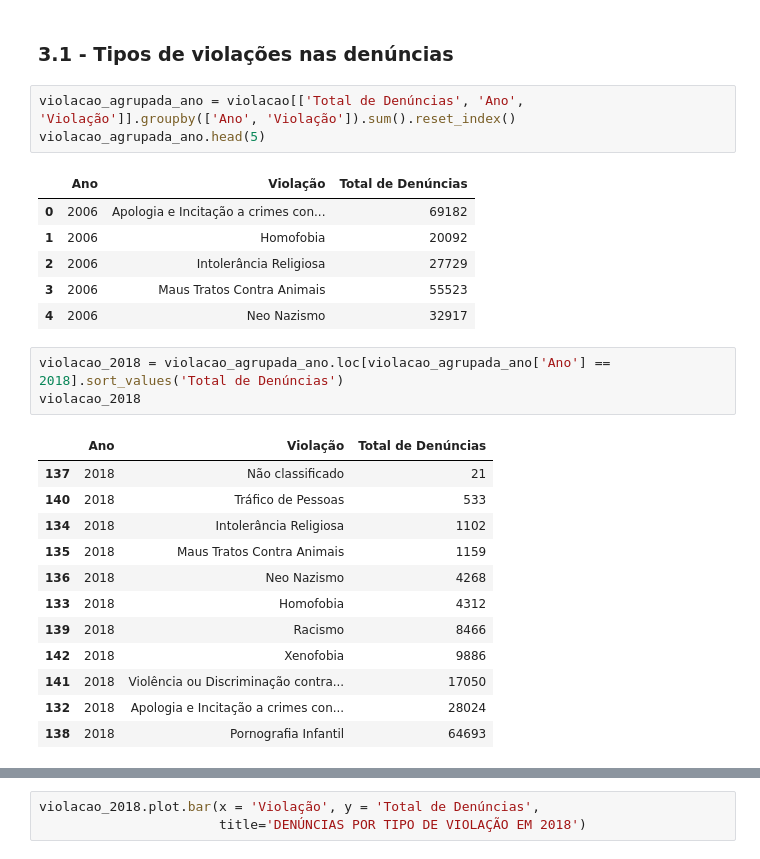
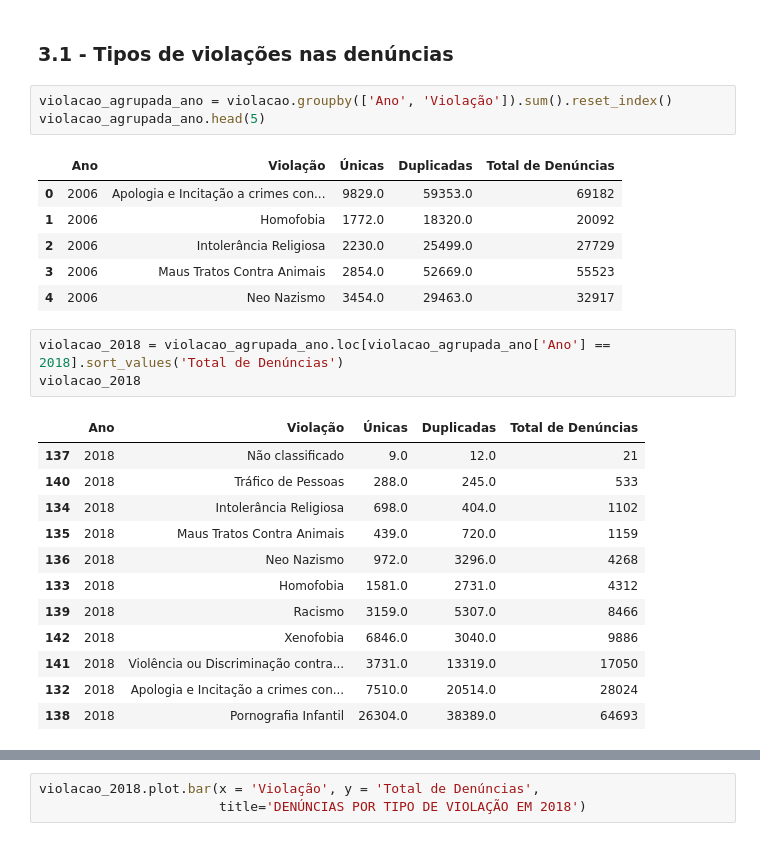
Before and after one commit to DeixeViver/eko-dados, a Jupyter notebook: Notebooks/explorando_indicadores_cnd.ipynb, the cells around one changed output, grey strips where cells are left out. Saved outputs shown, nothing was run; the diff lists cells and outputs as text.

```diff
--- a/Notebooks/explorando_indicadores_cnd.ipynb
+++ b/Notebooks/explorando_indicadores_cnd.ipynb
@@ -85,28 +87,28 @@ dtype: object
 # %% [markdown]
 ### 3.1 - Tipos de violações nas denúncias
 # %%
-violacao_agrupada_ano = violacao[['Total de Denúncias', 'Ano', 'Violação']].groupby(['Ano', 'Violação']).sum().reset_index()
+violacao_agrupada_ano = violacao.groupby(['Ano', 'Violação']).sum().reset_index()
 violacao_agrupada_ano.head(5)
 # %% [output]
-|  | Ano | Violação | Total de Denúncias |
-| 0 | 2006 | Apologia e Incitação a crimes con... | 69182 |
-| 1 | 2006 | Homofobia | 20092 |
-| 2 | 2006 | Intolerância Religiosa | 27729 |
-| 3 | 2006 | Maus Tratos Contra Animais | 55523 |
-| 4 | 2006 | Neo Nazismo | 32917 |
+|  | Ano | Violação | Únicas | Duplicadas | Total de Denúncias |
+| 0 | 2006 | Apologia e Incitação a crimes con... | 9829.0 | 59353.0 | 69182 |
+| 1 | 2006 | Homofobia | 1772.0 | 18320.0 | 20092 |
+| 2 | 2006 | Intolerância Religiosa | 2230.0 | 25499.0 | 27729 |
+| 3 | 2006 | Maus Tratos Contra Animais | 2854.0 | 52669.0 | 55523 |
+| 4 | 2006 | Neo Nazismo | 3454.0 | 29463.0 | 32917 |
 # %%
 violacao_2018 = violacao_agrupada_ano.loc[violacao_agrupada_ano['Ano'] == 2018].sort_values('Total de Denúncias')
 violacao_2018
 # %% [output]
-|  | Ano | Violação | Total de Denúncias |
-| 137 | 2018 | Não classificado | 21 |
-| 140 | 2018 | Tráfico de Pessoas | 533 |
-| 134 | 2018 | Intolerância Religiosa | 1102 |
-| 135 | 2018 | Maus Tratos Contra Animais | 1159 |
-| 136 | 2018 | Neo Nazismo | 4268 |
-| 133 | 2018 | Homofobia | 4312 |
-| 139 | 2018 | Racismo | 8466 |
-| 142 | 2018 | Xenofobia | 9886 |
-| 141 | 2018 | Violência ou Discriminação contra... | 17050 |
-| 132 | 2018 | Apologia e Incitação a crimes con... | 28024 |
-| 138 | 2018 | Pornografia Infantil | 64693 |
+|  | Ano | Violação | Únicas | Duplicadas | Total de Denúncias |
+| 137 | 2018 | Não classificado | 9.0 | 12.0 | 21 |
+| 140 | 2018 | Tráfico de Pessoas | 288.0 | 245.0 | 533 |
+| 134 | 2018 | Intolerância Religiosa | 698.0 | 404.0 | 1102 |
+| 135 | 2018 | Maus Tratos Contra Animais | 439.0 | 720.0 | 1159 |
+| 136 | 2018 | Neo Nazismo | 972.0 | 3296.0 | 4268 |
+| 133 | 2018 | Homofobia | 1581.0 | 2731.0 | 4312 |
+| 139 | 2018 | Racismo | 3159.0 | 5307.0 | 8466 |
+| 142 | 2018 | Xenofobia | 6846.0 | 3040.0 | 9886 |
+| 141 | 2018 | Violência ou Discriminação contra... | 3731.0 | 13319.0 | 17050 |
+| 132 | 2018 | Apologia e Incitação a crimes con... | 7510.0 | 20514.0 | 28024 |
+| 138 | 2018 | Pornografia Infantil | 26304.0 | 38389.0 | 64693 |
```
Also changed, not shown: parts of 8 cells of this notebook, 2 other files.
